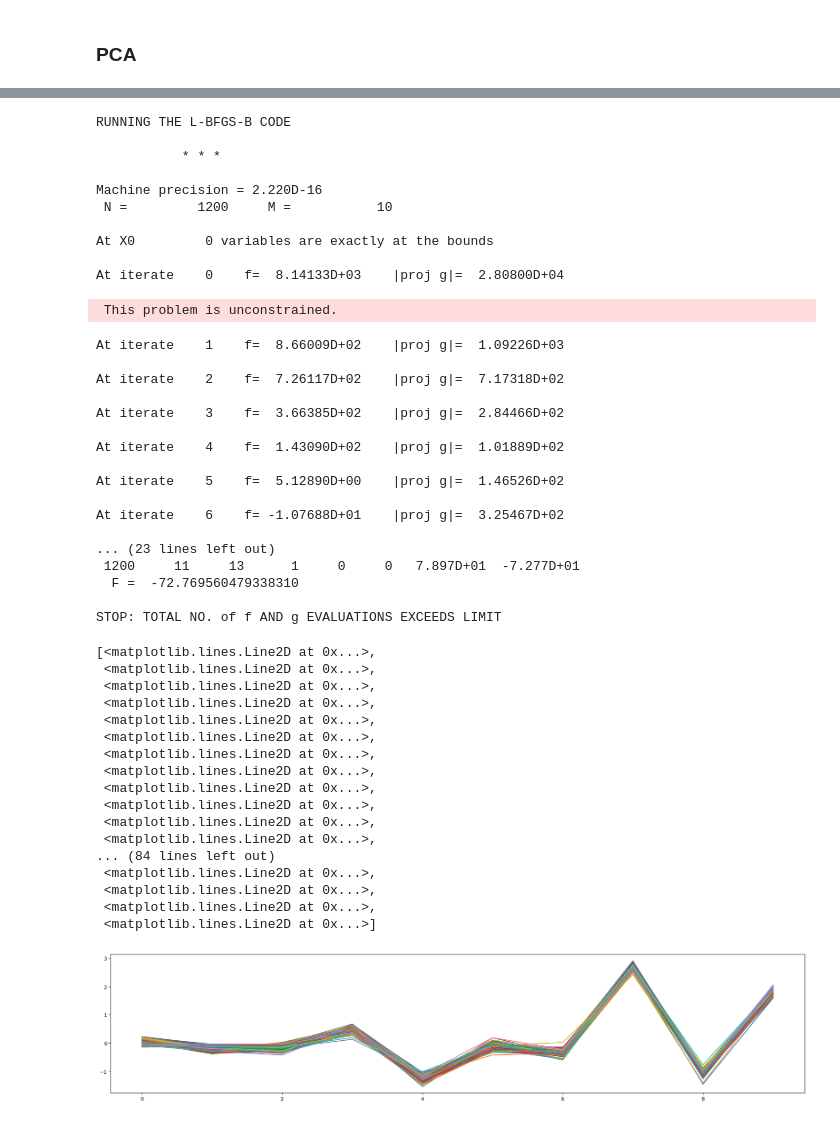
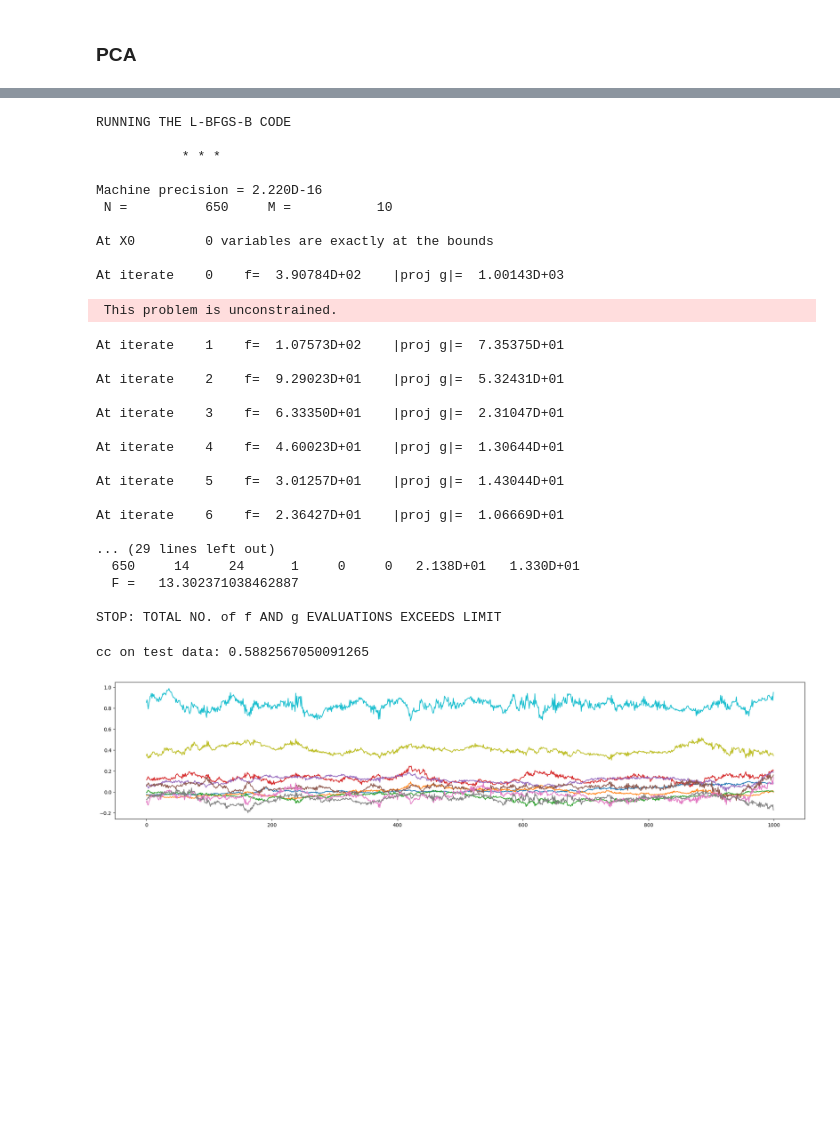
Before and after one commit to julianvanmeggelen/Thesis, a Jupyter notebook: Simulation/Benchmark.ipynb, the cells around one changed output, grey strips where cells are left out. Saved outputs shown, nothing was run; the diff lists cells and outputs as text; code cells hidden in the pictures; blank space fills up the shorter version.

```diff
--- a/Simulation/Benchmark.ipynb
+++ b/Simulation/Benchmark.ipynb
@@ -177,55 +192,45 @@ Expanding window msfe: 0.009400419177195305
 # %%
-mod = sm.tsa.DynamicFactor(endog=y_train[0:100], k_factors=cfg.factor_dim, factor_order=1, error_order=0)
+mod = sm.tsa.DynamicFactor(endog=y_train, k_factors=cfg.factor_dim, factor_order=1, error_order=0)
 #initial_res = mod.fit(method='powell', disp=True)
 #res = mod.fit(initial_res.params, disp=True)
-res = mod.fit( disp=True)
+res = mod.fit( disp=True,maxiter=30)
 # %% [output]
 RUNNING THE L-BFGS-B CODE
 
            * * *
 
 Machine precision = 2.220D-16
- N =         1200     M =           10
+ N =          650     M =           10
 
 At X0         0 variables are exactly at the bounds
 
-At iterate    0    f=  8.14133D+03    |proj g|=  2.80800D+04
+At iterate    0    f=  3.90784D+02    |proj g|=  1.00143D+03
  This problem is unconstrained.
-At iterate    1    f=  8.66009D+02    |proj g|=  1.09226D+03
+At iterate    1    f=  1.07573D+02    |proj g|=  7.35375D+01
 
-At iterate    2    f=  7.26117D+02    |proj g|=  7.17318D+02
+At iterate    2    f=  9.29023D+01    |proj g|=  5.32431D+01
 
-At iterate    3    f=  3.66385D+02    |proj g|=  2.84466D+02
+At iterate    3    f=  6.33350D+01    |proj g|=  2.31047D+01
 
-At iterate    4    f=  1.43090D+02    |proj g|=  1.01889D+02
+At iterate    4    f=  4.60023D+01    |proj g|=  1.30644D+01
 
-At iterate    5    f=  5.12890D+00    |proj g|=  1.46526D+02
+At iterate    5    f=  3.01257D+01    |proj g|=  1.43044D+01
 
-At iterate    6    f= -1.07688D+01    |proj g|=  3.25467D+02
+At iterate    6    f=  2.36427D+01    |proj g|=  1.06669D+01
 
-... (23 lines left out)
- 1200     11     13      1     0     0   7.897D+01  -7.277D+01
-  F =  -72.769560479338310
+... (29 lines left out)
+  650     14     24      1     0     0   2.138D+01   1.330D+01
+  F =   13.302371038462887
 
 STOP: TOTAL NO. of f AND g EVALUATIONS EXCEEDS LIMIT
-# %%
-plt.plot(res.factors['filtered'])
-# %% [output]
-[<matplotlib.lines.Line2D at 0x...>,
- <matplotlib.lines.Line2D at 0x...>,
- <matplotlib.lines.Line2D at 0x...>,
- <matplotlib.lines.Line2D at 0x...>,
- <matplotlib.lines.Line2D at 0x...>,
- <matplotlib.lines.Line2D at 0x...>,
- <matplotlib.lines.Line2D at 0x...>,
- <matplotlib.lines.Line2D at 0x...>,
- <matplotlib.lines.Line2D at 0x...>,
- <matplotlib.lines.Line2D at 0x...>,
- <matplotlib.lines.Line2D at 0x...>,
- <matplotlib.lines.Line2D at 0x...>,
-... (84 lines left out)
- <matplotlib.lines.Line2D at 0x...>,
- <matplotlib.lines.Line2D at 0x...>,
- <matplotlib.lines.Line2D at 0x...>,
- <matplotlib.lines.Line2D at 0x...>]
-[figure, removed]
+# %%
+testmod = sm.tsa.DynamicFactor(endog=y_test, k_factors=cfg.factor_dim, factor_order=1, error_order=0)
+test = mod.filter(res.params)
+# %%
+plt.plot(test.factors['filtered'].T);
+cancorr = CanCorr(test.factors['filtered'].T, f_test[:1000])
+cc = np.mean(cancorr.cancorr)
+print(f"cc on test data: {cc}")
+# %% [output]
+cc on test data: 0.5882567050091265
+[figure, added]
```
Also changed, not shown: parts of 6 cells of this notebook, 42 other files.
